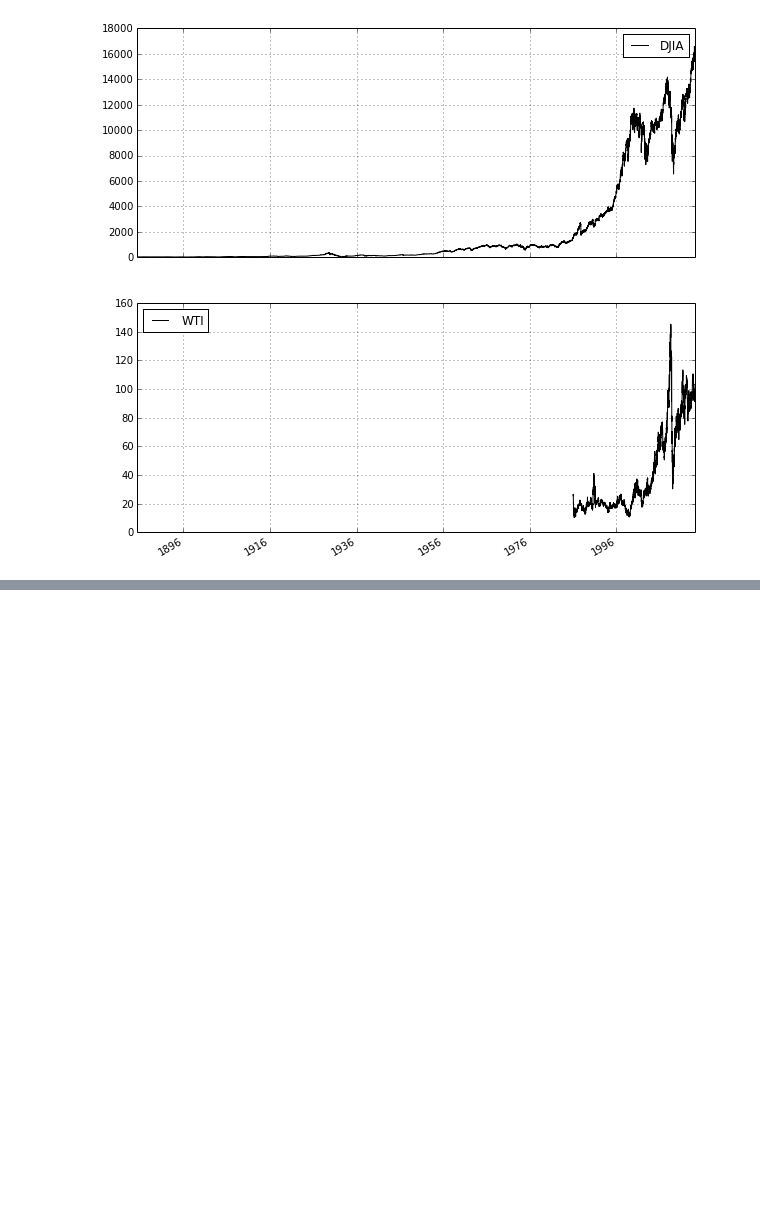
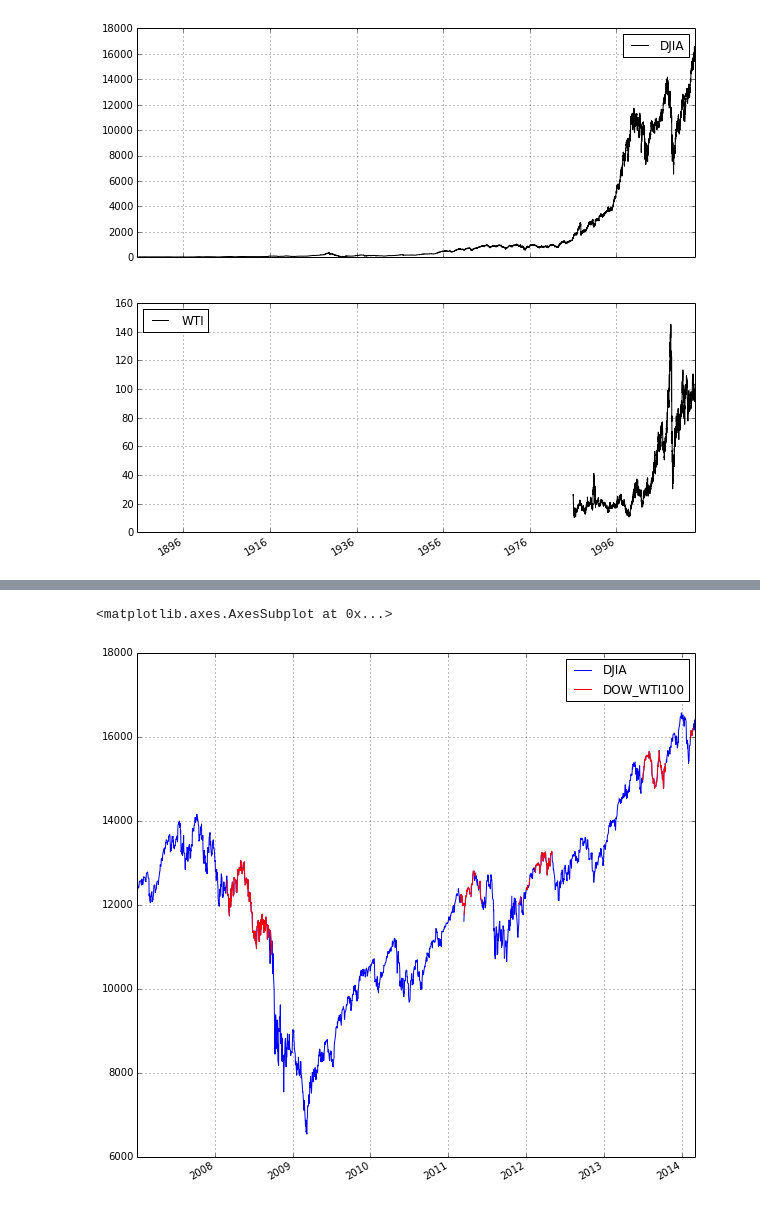
Before and after one commit to jrovegno/ipython-notebooks, a Jupyter notebook: pandas-DOW.ipynb, the cells around one changed output, grey strips where cells are left out. Drawn from its saved outputs; the diff is of its cells as text; code cells hidden in the pictures; blank space fills up the shorter version.

```diff
--- a/pandas-DOW.ipynb
+++ b/pandas-DOW.ipynb
@@ -116,0 +103,5 @@ pd.rolling_min(df['DJIA'],100).plot(figsize=(10, 10), xlim=datetime(1999,01,02))
+# %%
+df['2007':][['DJIA','DOW_WTI100']].plot(color=('b','r'), figsize=(10, 10))
+# %% [output]
+<matplotlib.axes.AxesSubplot at 0x...>
+[figure, added]
```
Also changed, not shown: parts of 14 cells of this notebook.
